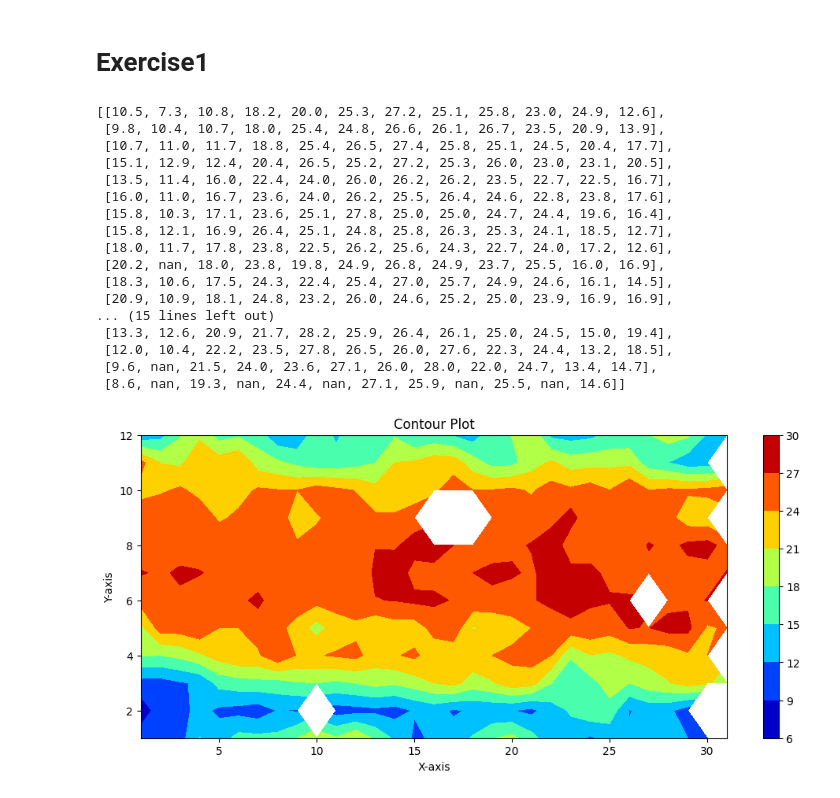
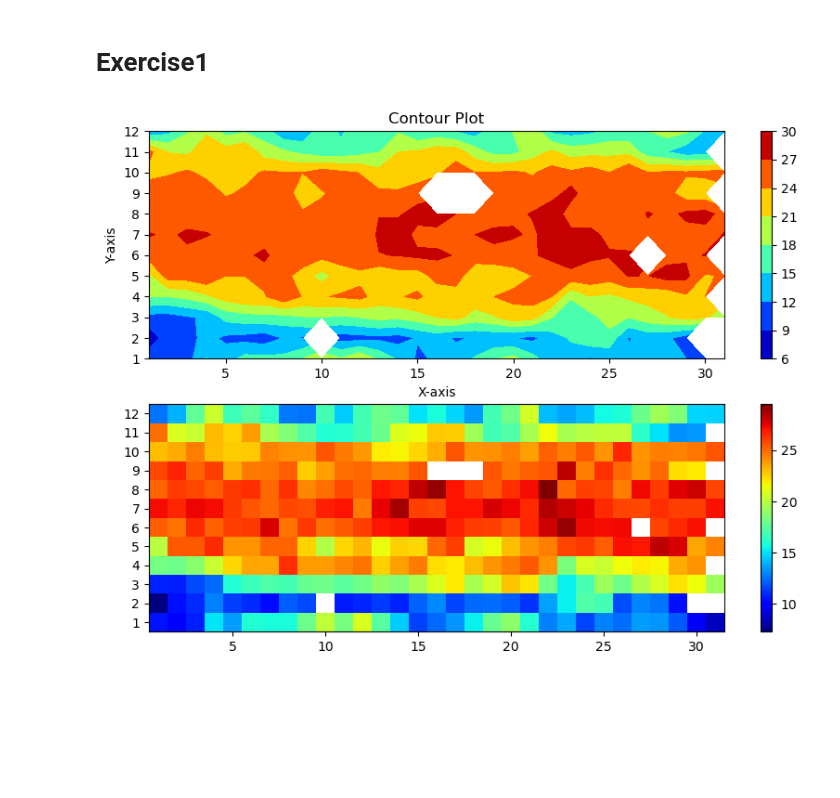
Before and after one commit to mhungdangbuonngu/Data-visualization-, a Jupyter notebook: practice3.ipynb, the cells around one changed output. Drawn from its saved outputs; the diff is of its cells as text; code cells hidden in the pictures; blank space fills up the shorter version.

```diff
--- a/practice3.ipynb
+++ b/practice3.ipynb
@@ -39,39 +19,27 @@ for i in range (len(lines)):
         if lines[i][j] == -99:
             lines[i][j] = np.nan
         lines[i][j]=lines[i][j]
-lines
-# %% [output]
-[[10.5, 7.3, 10.8, 18.2, 20.0, 25.3, 27.2, 25.1, 25.8, 23.0, 24.9, 12.6],
- [9.8, 10.4, 10.7, 18.0, 25.4, 24.8, 26.6, 26.1, 26.7, 23.5, 20.9, 13.9],
- [10.7, 11.0, 11.7, 18.8, 25.4, 26.5, 27.4, 25.8, 25.1, 24.5, 20.4, 17.7],
- [15.1, 12.9, 12.4, 20.4, 26.5, 25.2, 27.2, 25.3, 26.0, 23.0, 23.1, 20.5],
- [13.5, 11.4, 16.0, 22.4, 24.0, 26.0, 26.2, 26.2, 23.5, 22.7, 22.5, 16.7],
- [16.0, 11.0, 16.7, 23.6, 24.0, 26.2, 25.5, 26.4, 24.6, 22.8, 23.8, 17.6],
- [15.8, 10.3, 17.1, 23.6, 25.1, 27.8, 25.0, 25.0, 24.7, 24.4, 19.6, 16.4],
- [15.8, 12.1, 16.9, 26.4, 25.1, 24.8, 25.8, 26.3, 25.3, 24.1, 18.5, 12.7],
- [18.0, 11.7, 17.8, 23.8, 22.5, 26.2, 25.6, 24.3, 22.7, 24.0, 17.2, 12.6],
- [20.2, nan, 18.0, 23.8, 19.8, 24.9, 26.8, 24.9, 23.7, 25.5, 16.0, 16.9],
- [18.3, 10.6, 17.5, 24.3, 22.4, 25.4, 27.0, 25.7, 24.9, 24.6, 16.1, 14.5],
- [20.9, 10.9, 18.1, 24.8, 23.2, 26.0, 24.6, 25.2, 25.0, 23.9, 16.9, 16.9],
-... (15 lines left out)
- [13.3, 12.6, 20.9, 21.7, 28.2, 25.9, 26.4, 26.1, 25.0, 24.5, 15.0, 19.4],
- [12.0, 10.4, 22.2, 23.5, 27.8, 26.5, 26.0, 27.6, 22.3, 24.4, 13.2, 18.5],
- [9.6, nan, 21.5, 24.0, 23.6, 27.1, 26.0, 28.0, 22.0, 24.7, 13.4, 14.7],
- [8.6, nan, 19.3, nan, 24.4, nan, 27.1, 25.9, nan, 25.5, nan, 14.6]]
 # %%
 import numpy.ma as ma
 data=np.array(lines)
 data_masked=ma.masked_invalid(data)
 data_masked=data_masked.T
 x = np.linspace(1, 31, data_masked.shape[1])
 y = np.linspace(1, 12, data_masked.shape[0])
 X,Y=np.meshgrid(x,y)
-plt.figure(figsize=(12,5))
-contour=plt.contourf(X,Y,data_masked,level=20,cmap='jet')
-plt.colorbar(contour)
+fig=plt.figure(figsize=(10,7))
+ax = fig.add_subplot(2,1,1)
+plt.contourf(X,Y,data_masked,cmap='jet')
+plt.yticks(np.arange(1,13,1))
+plt.colorbar()
 plt.title('Contour Plot')
 plt.xlabel('X-axis')
 plt.ylabel('Y-axis')
+ax = fig.add_subplot(2,1,2)
+plt.pcolormesh(X,Y,data_masked,cmap='jet')
+plt.colorbar()
+plt.yticks(np.arange(1,13,1))
+plt.subplots_adjust( wspace = 0.2)
 plt.show()
 # %% [output]
-[figure, old version]
+[figure, new version]
```
Also changed, not shown: parts of 8 cells of this notebook.
